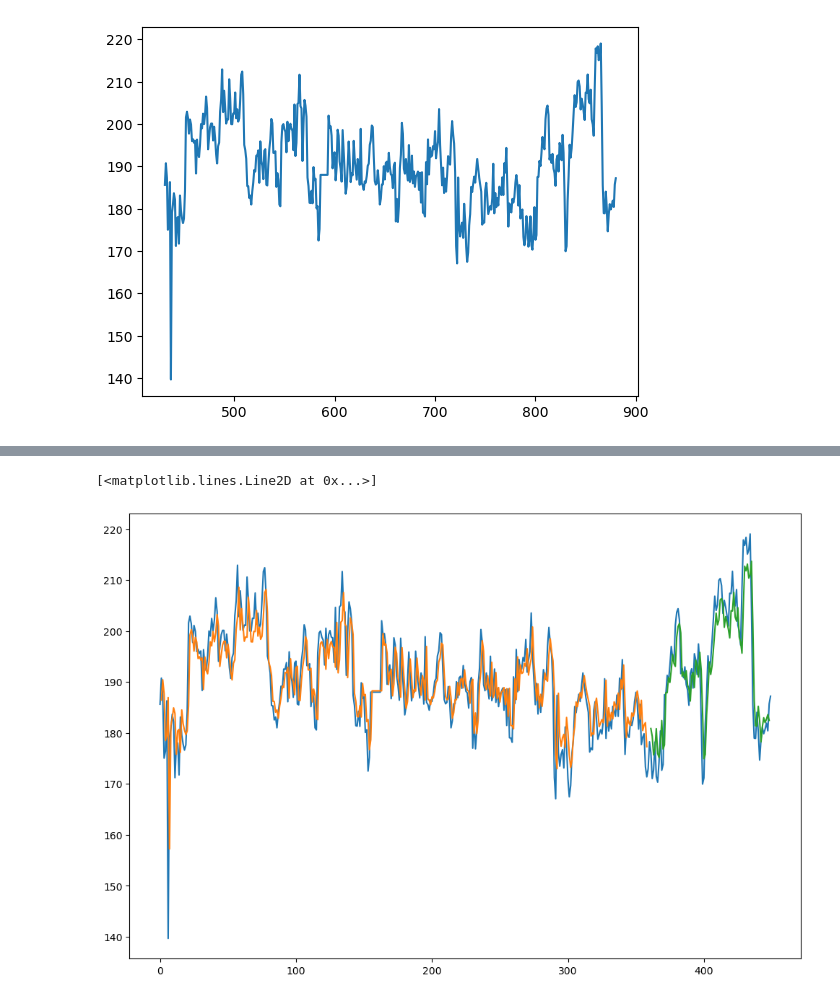
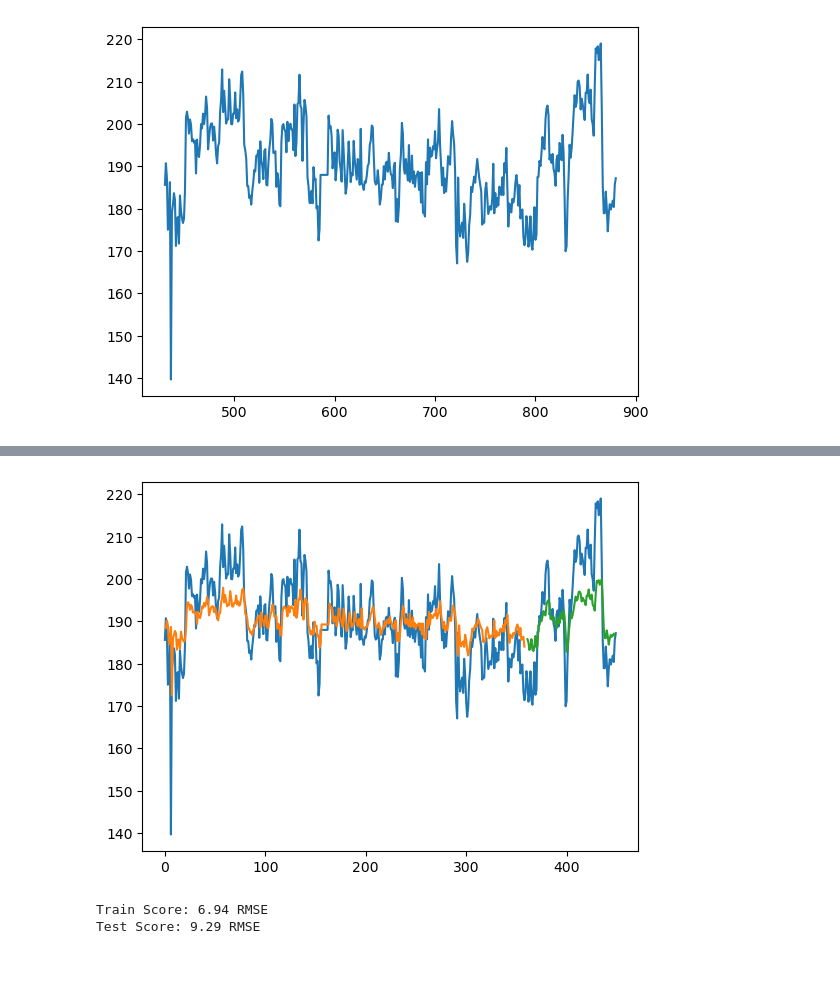
Before and after one commit to jonathanmarjonoxz/MPDW, a Jupyter notebook: src/LSTM/1testing.ipynb, the cells around one changed output, grey strips where cells are left out. Saved outputs shown, nothing was run; the diff lists cells and outputs as text; code cells hidden in the pictures; blank space fills up the shorter version.

```diff
--- a/src/LSTM/1testing.ipynb
+++ b/src/LSTM/1testing.ipynb
@@ -75,12 +52,12 @@ testX = np.reshape(testX, (testX.shape[0], 1, testX.shape[1]))
 #create model
 def getmodel_compile():
     model=keras.Sequential([
-        keras.layers.LSTM(4, input_shape=(1, t)),           #4 hidden layer will be great for test, i guess?
+        keras.layers.LSTM(4, input_shape=(t, 1)),           #4 hidden layer will be great for test, i guess?
         keras.layers.Dense(1)])                             #regression
     model.compile(loss='mean_squared_error', optimizer='adam')
     return model
 # %%
 model=getmodel_compile()
-model.fit(trainX, trainY, epochs=50, batch_size=32, verbose=1)
+model.fit(trainX, trainY, epochs=100, batch_size=32, verbose=1)
 # %% [output]
 Epoch 1/100
@@ -111,9 +86 @@ trainPredict = scaler.inverse_transform(trainPredict)
 3/3 [==============================] - 0s 4ms/step
-# %%
-trainPredict = model.predict(trainX)
-testPredict = model.predict(testX)
-# invert predictions
-trainPredict = scaler.inverse_transform(trainPredict)
-trainY = scaler.inverse_transform(trainY).reshape(-1,1)
-testPredict = scaler.inverse_transform(testPredict)
-testY = scaler.inverse_transform(testY).reshape(-1,1)
@@ -125,18 +87,21 @@ Test Score: 9563222317642968.00 RMSE
-# %%
-# shift train predictions for plotting
-trainPredictPlot = np.empty_like(df)
-trainPredictPlot[:, :] = np.nan
-trainPredictPlot[t:len(trainPredict)+t, :] = trainPredict
-# shift test predictions for plotting
-testPredictPlot = np.empty_like(df)
-testPredictPlot[:, :] = np.nan
-testPredictPlot[len(trainPredict)+(t*2)+1:len(df)-1, :] = testPredict
-# plot baseline and predictions
-fig=plt.figure(figsize=(12,8))
-ax=fig.add_subplot(1,1,1)
-ax.plot(scaler.inverse_transform(df))
-ax.plot(trainPredictPlot)
-ax.plot(testPredictPlot)
-# %% [output]
-[<matplotlib.lines.Line2D at 0x...>]
-[figure, removed]
+# %%
+# invert predictions
+trainPredict = scaler.inverse_transform(trainPredict)
+testPredict = scaler.inverse_transform(testPredict)
+
+df=scaler.inverse_transform(df)
+testY = scaler.inverse_transform([testY])
+trainY = scaler.inverse_transform([trainY])
+# %%
+haha.plot_predicted(df, trainPredict, testPredict, t)
+# %% [output]
+[figure, added]
+# %%
+from sklearn.metrics import mean_squared_error
+trainScore = np.sqrt(mean_squared_error(trainY[0], trainPredict[:,0]))
+print('Train Score: %.2f RMSE' % (trainScore))
+testScore = np.sqrt(mean_squared_error(testY[0], testPredict[:,0]))
+print('Test Score: %.2f RMSE' % (testScore))
+# %% [output]
+Train Score: 6.94 RMSE
+Test Score: 9.29 RMSE
```
Also changed, not shown: parts of 8 cells of this notebook, 4 other files.
